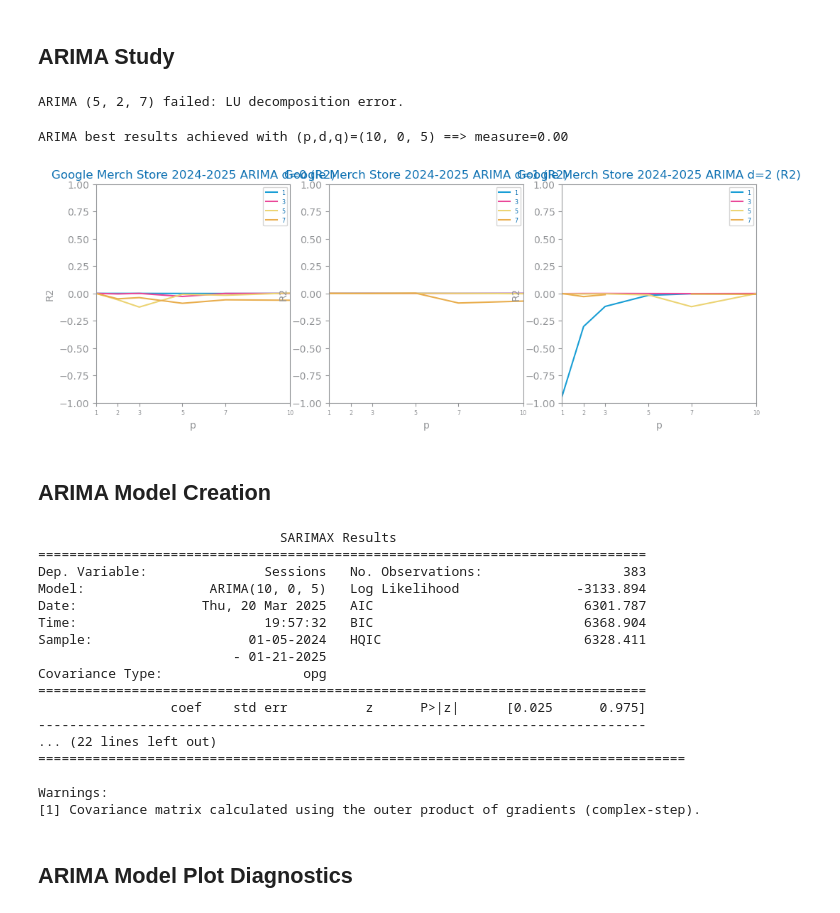
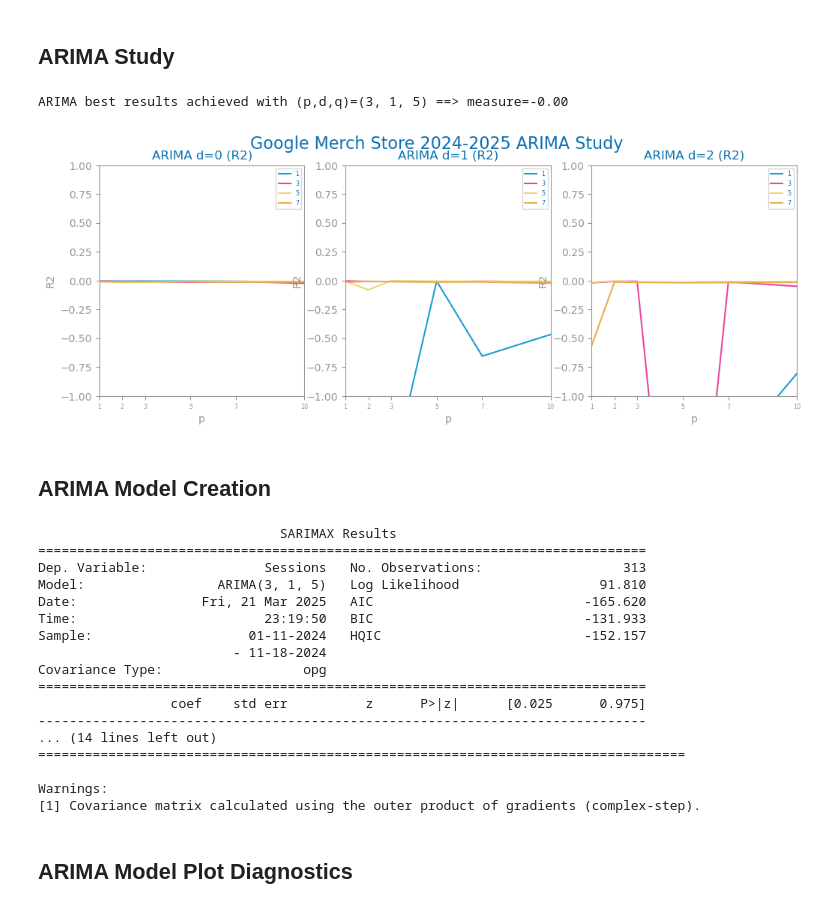
Before and after one commit to jvanalytics/ist_dash_2024_rec, a Jupyter notebook: time_series_forecasting/notebooks/dataset_3/9_ga4_merch_agg_2024_time_series_eval_arima.ipynb, the cells around one changed output. Cells and saved outputs as stored; diff of their text form; code cells hidden in the pictures.

```diff
--- a/time_series_forecasting/notebooks/dataset_3/9_ga4_merch_agg_2024_time_series_eval_arima.ipynb
+++ b/time_series_forecasting/notebooks/dataset_3/9_ga4_merch_agg_2024_time_series_eval_arima.ipynb
@@ -60,15 +60,22 @@ memory usage: 134.6 KB
 ## ARIMA Study
 # %%
 from matplotlib.pyplot import figure, savefig, subplots
+import warnings
 from dslabs_functions import FORECAST_MEASURES, DELTA_IMPROVE, plot_multiline_chart
 from pandas import Series
 from numpy import isfinite
+from matplotlib.pyplot import savefig
 
 
-def arima_study(train: Series, test: Series, measure: str = "R2"):
+def arima_uni_study(train: Series, test: Series, measure: str = "R2", freq: str = None):
     # Ensure data does not contain NaN or infinite values
     train = train[isfinite(train)]
     test = test[isfinite(test)]
+
+    # Set frequency if provided
+    if freq:
+        train = train.asfreq(freq)
+        test = test.asfreq(freq)
 
     d_values = (0, 1, 2)
     p_params = (1, 2, 3, 5, 7, 10)
@@ -80,6 +87,7 @@ def arima_study(train: Series, test: Series, measure: str = "R2"):
     best_performance: float = -100000
 
     fig, axs = subplots(1, len(d_values), figsize=(len(d_values) * HEIGHT, HEIGHT))
+    fig.suptitle(f"{file_tag} ARIMA Study", fontsize=16)  # Add subtitle over the charts
     for i in range(len(d_values)):
         d: int = d_values[i]
         values = {}
@@ -87,40 +95,42 @@ def arima_study(train: Series, test: Series, measure: str = "R2"):
             yvalues = []
             for p in p_params:
                 try:
                     arima = ARIMA(train, order=(p, d, q))
-                    model = arima.fit()
+                    model = arima.fit(method_kwargs={"maxiter": 500})  # Increase the number of iterations
                     prd_tst = model.forecast(steps=len(test), signal_only=False)
                     eval: float = FORECAST_MEASURES[measure](test, prd_tst)
                     # print(f"ARIMA ({p}, {d}, {q})", eval)
                     if eval > best_performance and abs(eval - best_performance) > DELTA_IMPROVE:
                         best_performance: float = eval
                         best_params["params"] = (p, d, q)
                         best_model = model
                     yvalues.append(eval)
                 except Exception as e:
                     print(f"ARIMA ({p}, {d}, {q}) failed: {e}")
                     yvalues.append(None)
             values[q] = yvalues
         plot_multiline_chart(
-            p_params, values, ax=axs[i], title=f"{file_tag} ARIMA d={d} ({measure})", xlabel="p", ylabel=measure, percentage=flag
+            p_params, values, ax=axs[i], title=f"ARIMA d={d} ({measure})", xlabel="p", ylabel=measure, percentage=flag
         )
     print(
         f"ARIMA best results achieved with (p,d,q)=({best_params['params'][0]:.0f}, {best_params['params'][1]:.0f}, {best_params['params'][2]:.0f}) ==> measure={best_performance:.2f}"
     )
 
     return best_model, best_params
 
 
-from matplotlib.pyplot import savefig
+# Suppress specific warnings
+warnings.filterwarnings("ignore", category=UserWarning, module="statsmodels")
+# warnings.filterwarnings("ignore", category=ConvergenceWarning, module="statsmodels")
+
 
 measure='R2'
 
-best_model, best_params = arima_study(trnY, trnY, measure=measure)
+best_model, best_params = arima_uni_study(trnY, trnY, measure=measure, freq='D')
 savefig(f"images/{file_tag}_arima_univariate_{measure}_study.png")
 # %% [output]
-ARIMA (5, 2, 7) failed: LU decomposition error.
+ARIMA best results achieved with (p,d,q)=(3, 1, 5) ==> measure=-0.00
-ARIMA best results achieved with (p,d,q)=(10, 0, 5) ==> measure=0.00
-[figure, old version]
+[figure, new version]
 # %% [markdown]
 ## ARIMA Model Creation
 # %%
@@ -134,17 +144,17 @@ print(model.summary())
 # %% [output]
                                SARIMAX Results
 ==============================================================================
-Dep. Variable:               Sessions   No. Observations:                  383
-Model:                ARIMA(10, 0, 5)   Log Likelihood               -3133.894
-Date:                Thu, 20 Mar 2025   AIC                           6301.787
-Time:                        19:57:32   BIC                           6368.904
-Sample:                    01-05-2024   HQIC                          6328.411
-                         - 01-21-2025
+Dep. Variable:               Sessions   No. Observations:                  313
+Model:                 ARIMA(3, 1, 5)   Log Likelihood                  91.810
+Date:                Fri, 21 Mar 2025   AIC                           -165.620
+Time:                        23:19:50   BIC                           -131.933
+Sample:                    01-11-2024   HQIC                          -152.157
+                         - 11-18-2024
 Covariance Type:                  opg
 ==============================================================================
                  coef    std err          z      P>|z|      [0.025      0.975]
 ------------------------------------------------------------------------------
-... (22 lines left out)
+... (14 lines left out)
 ===================================================================================
 
 Warnings:
```
Also changed, not shown: parts of 11 cells of this notebook, 6 other files.
